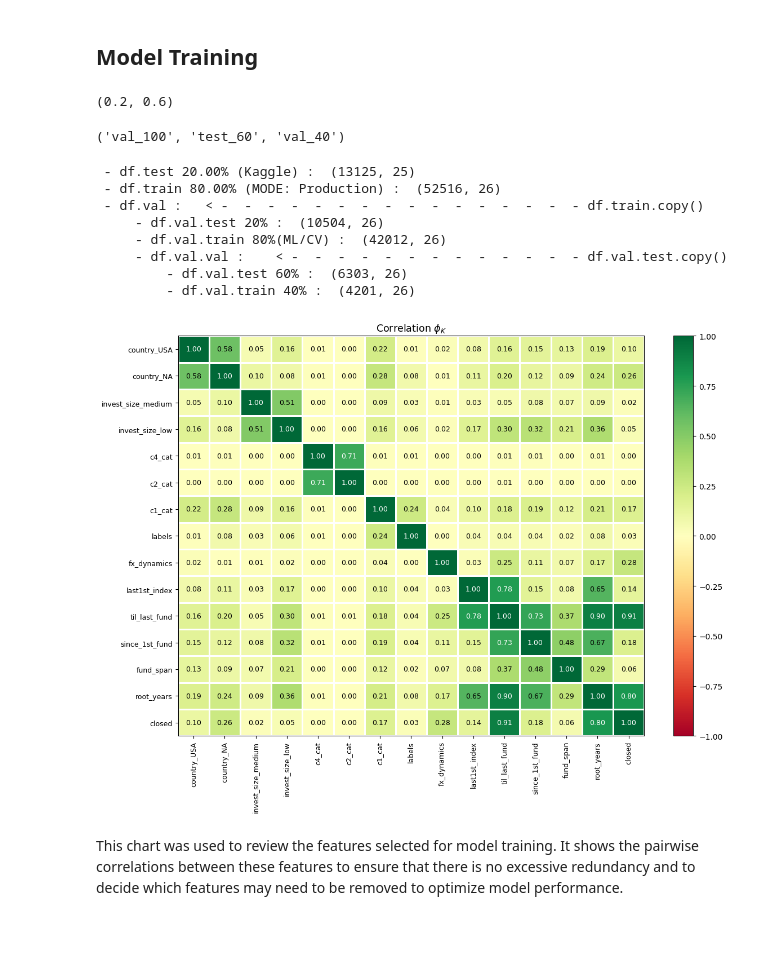
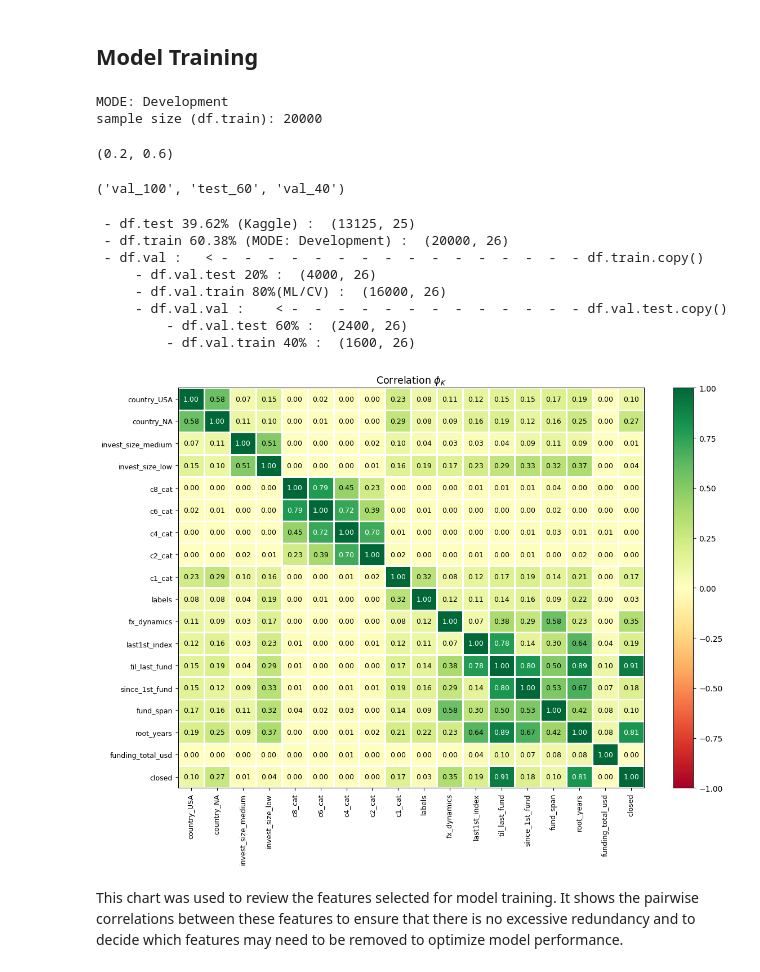
Before and after one commit to eugen-hoppe/predict_startup_op, a Jupyter notebook: en.ipynb, the cells around one changed output. Cells and saved outputs as stored; diff of their text form; code cells hidden in the pictures; blank space fills up the shorter version.

```diff
--- a/en.ipynb
+++ b/en.ipynb
@@ -964,7 +967,7 @@ Highly correlated features should be removed because they can be redundant and c
 dev_mode_snippet = 'MODE: Production'
 if DEV:
     dev_mode_snippet = 'MODE: Development'
-    sample_size = 40_000
+    sample_size = 20_000
     df.train = df.train.sample(sample_size, random_state=RS)
     print(
         BR + dev_mode_snippet,
@@ -978,7 +981,9 @@ test_size_l2 = 0.6
 
 test_size, test_size_l2
 # %% [output]
-(0.2, 0.6)
+MODE: Development
+sample size (df.train): 20000
+(0.2, 0.6)
 # %%
 # Validation Split I
 # ==================
@@ -1057,50 +1062,50 @@ shapes = {**shape_l1, **shape_l2, **shape_l3}
 for row, key in enumerate(shapes):
     print(' '*4*int(row / 3), key + ' : ', shapes[key])
 # %% [output]
- - df.test 20.00% (Kaggle) :  (13125, 25)
- - df.train 80.00% (MODE: Production) :  (52516, 26)
+ - df.test 39.62% (Kaggle) :  (13125, 25)
+ - df.train 60.38% (MODE: Development) :  (20000, 26)
  - df.val :   < -  -  -  -  -  -  -  -  -  -  -  -  -  -  -  - df.train.copy()
-     - df.val.test 20% :  (10504, 26)
-     - df.val.train 80%(ML/CV) :  (42012, 26)
+     - df.val.test 20% :  (4000, 26)
+     - df.val.train 80%(ML/CV) :  (16000, 26)
      - df.val.val :    < -  -  -  -  -  -  -  -  -  -  -  -  - df.val.test.copy()
-         - df.val.test 60% :  (6303, 26)
-         - df.val.train 40% :  (4201, 26)
+         - df.val.test 60% :  (2400, 26)
+         - df.val.train 40% :  (1600, 26)
 # %%
 numeric_features = [
-    # 'funding_total_usd',
+    'funding_total_usd',
     'root_years',
     'fund_span',
     'since_1st_fund',
     'til_last_fund',
     'last1st_index',
     'fx_dynamics',
     'labels',
     'c1_cat',
     'c2_cat',
     'c4_cat',
-    # 'c6_cat',
-    # 'c8_cat',
+    'c6_cat',
+    'c8_cat',
 ]
 
 categorical_features = [
     'country',
 ]
 
 ordinal_features = [
     'invest_size',
 ]
 ordinal_categories = [
     ['low', 'medium', 'high'],
 ]
 
 
 correlation_mtx(
     df.train,
     'closed',
     *[*numeric_features, *ordinal_features, *categorical_features]
 )
 # %% [output]
-[figure, old version]
+[figure, new version]
 # %% [markdown]
 This chart was used to review the features selected for model training. It shows the pairwise correlations between these features to ensure that there is no excessive redundancy and to decide which features may need to be removed to optimize model performance.
 # %%
```
Also changed, not shown: parts of 13 cells of this notebook.
